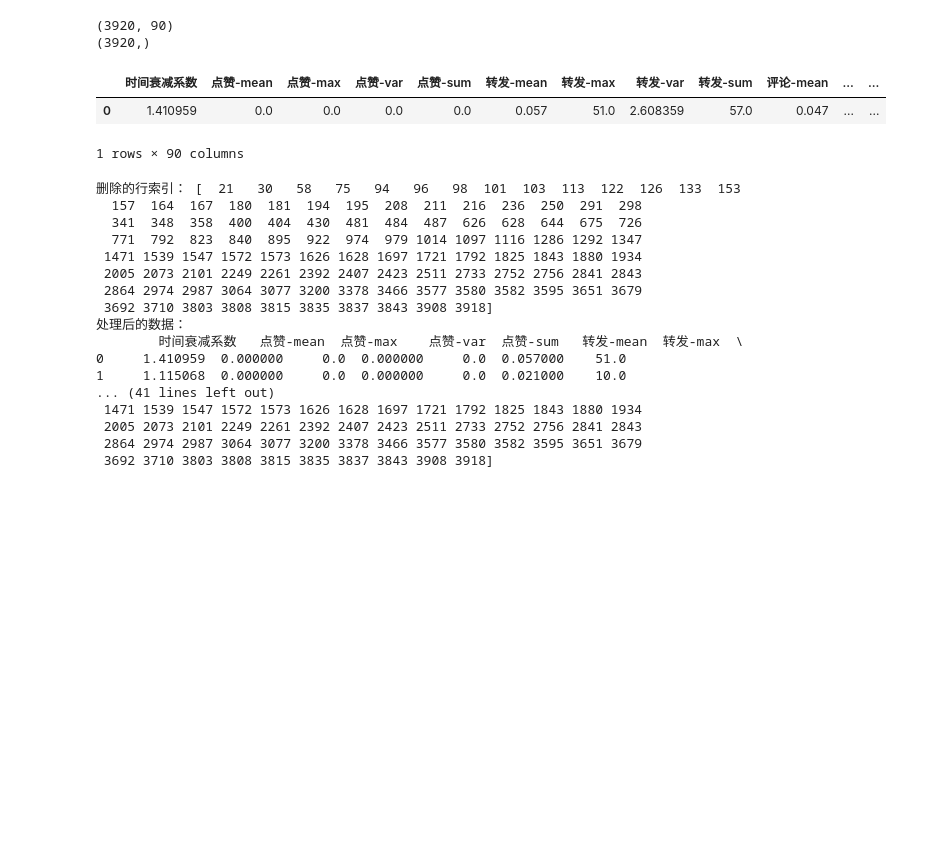
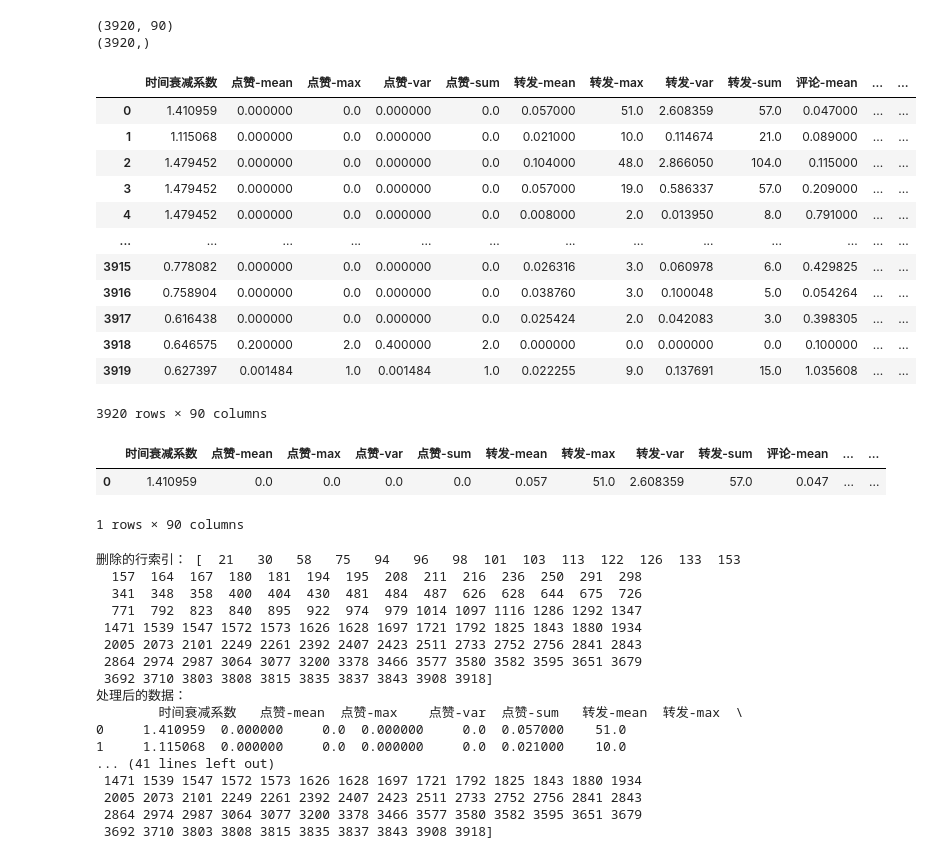
Before and after one commit to Simon006/data_minig_contest_new_media, a Jupyter notebook: GDBT_training.ipynb, the cells around one changed output. Cells and saved outputs as stored; diff of their text form; code cells hidden in the pictures; blank space fills up the shorter version.

```diff
--- a/GDBT_training.ipynb
+++ b/GDBT_training.ipynb
@@ -24,6 +24,22 @@ assert y_data.shape[0]==meta_data.shape[0]
 # %% [output]
 (3920, 90)
 (3920,)
+# %%
+meta_data
+# %% [output]
+|  | 时间衰减系数 | 点赞-mean | 点赞-max | 点赞-var | 点赞-sum | 转发-mean | 转发-max | 转发-var | 转发-sum | 评论-mean | ... | ... |
+| 0 | 1.410959 | 0.000000 | 0.0 | 0.000000 | 0.0 | 0.057000 | 51.0 | 2.608359 | 57.0 | 0.047000 | ... | ... |
+| 1 | 1.115068 | 0.000000 | 0.0 | 0.000000 | 0.0 | 0.021000 | 10.0 | 0.114674 | 21.0 | 0.089000 | ... | ... |
+| 2 | 1.479452 | 0.000000 | 0.0 | 0.000000 | 0.0 | 0.104000 | 48.0 | 2.866050 | 104.0 | 0.115000 | ... | ... |
+| 3 | 1.479452 | 0.000000 | 0.0 | 0.000000 | 0.0 | 0.057000 | 19.0 | 0.586337 | 57.0 | 0.209000 | ... | ... |
+| 4 | 1.479452 | 0.000000 | 0.0 | 0.000000 | 0.0 | 0.008000 | 2.0 | 0.013950 | 8.0 | 0.791000 | ... | ... |
+| ... | ... | ... | ... | ... | ... | ... | ... | ... | ... | ... | ... | ... |
+| 3915 | 0.778082 | 0.000000 | 0.0 | 0.000000 | 0.0 | 0.026316 | 3.0 | 0.060978 | 6.0 | 0.429825 | ... | ... |
+| 3916 | 0.758904 | 0.000000 | 0.0 | 0.000000 | 0.0 | 0.038760 | 3.0 | 0.100048 | 5.0 | 0.054264 | ... | ... |
+| 3917 | 0.616438 | 0.000000 | 0.0 | 0.000000 | 0.0 | 0.025424 | 2.0 | 0.042083 | 3.0 | 0.398305 | ... | ... |
+| 3918 | 0.646575 | 0.200000 | 2.0 | 0.400000 | 2.0 | 0.000000 | 0.0 | 0.000000 | 0.0 | 0.100000 | ... | ... |
+| 3919 | 0.627397 | 0.001484 | 1.0 | 0.001484 | 1.0 | 0.022255 | 9.0 | 0.137691 | 15.0 | 1.035608 | ... | ... |
+3920 rows × 90 columns
 # %%
 meta_data[meta_data.index==0]
 # %% [output]
```
Also changed, not shown: parts of 9 cells of this notebook, 7 other files.
